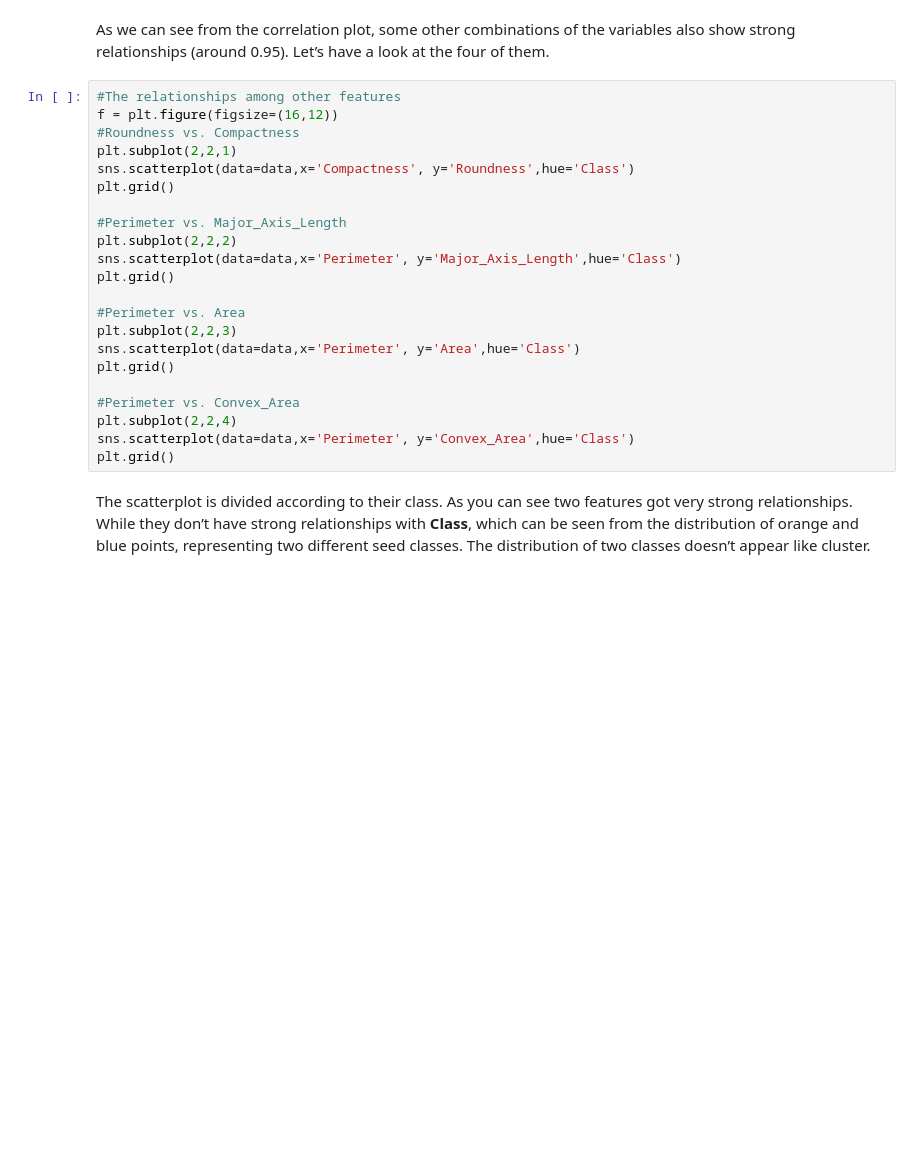
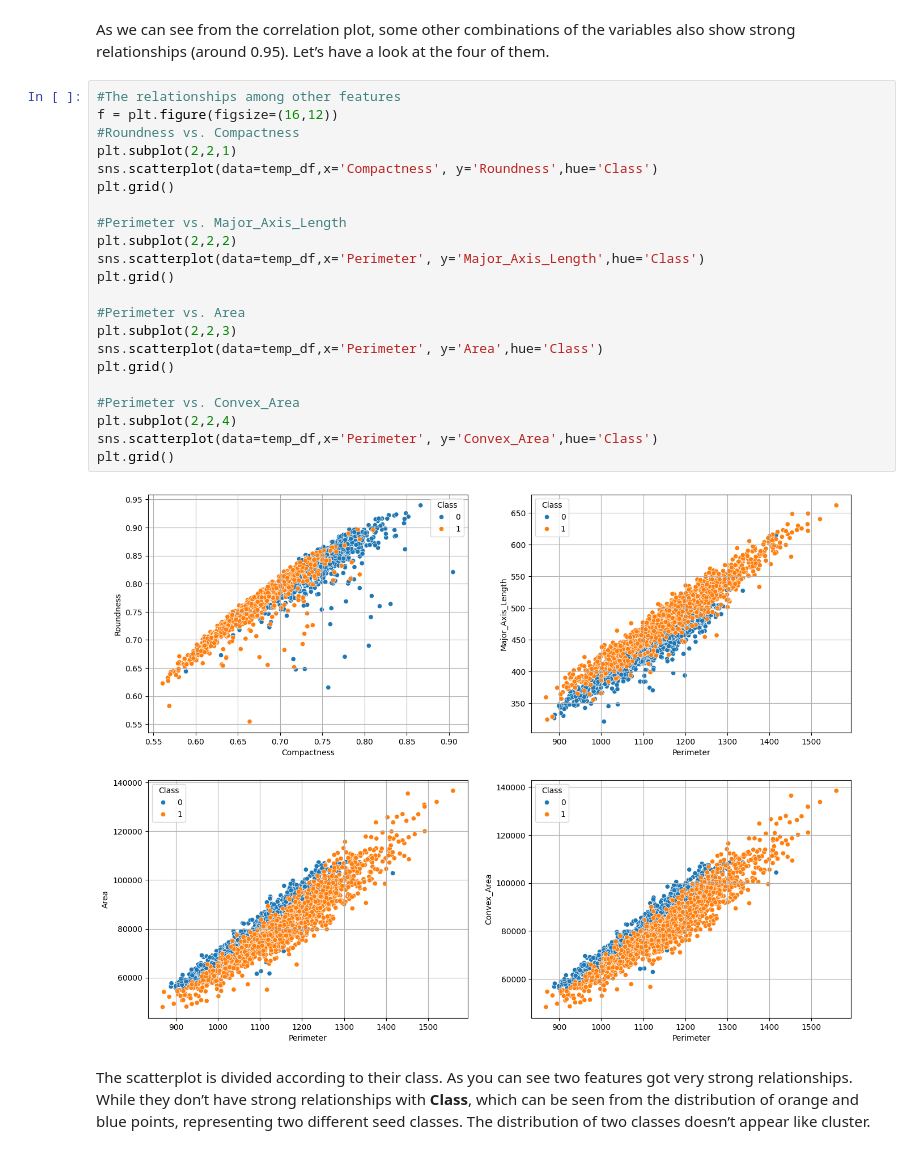
Before and after one commit to stinson122/stintsy_pumpkin, a Jupyter notebook: STINTSY_MLProject_PumpkinSeeds.ipynb, the cells around one changed output. Saved outputs shown, nothing was run; the diff lists cells and outputs as text; blank space fills up the shorter version.

```diff
--- a/STINTSY_MLProject_PumpkinSeeds.ipynb
+++ b/STINTSY_MLProject_PumpkinSeeds.ipynb
@@ -189,25 +294,27 @@ As we can see from the correlation plot, some other combinations of the variable
 # %%
 #The relationships among other features
 f = plt.figure(figsize=(16,12))
 #Roundness vs. Compactness
 plt.subplot(2,2,1)
-sns.scatterplot(data=data,x='Compactness', y='Roundness',hue='Class')
+sns.scatterplot(data=temp_df,x='Compactness', y='Roundness',hue='Class')
 plt.grid()
 
 #Perimeter vs. Major_Axis_Length
 plt.subplot(2,2,2)
-sns.scatterplot(data=data,x='Perimeter', y='Major_Axis_Length',hue='Class')
+sns.scatterplot(data=temp_df,x='Perimeter', y='Major_Axis_Length',hue='Class')
 plt.grid()
 
 #Perimeter vs. Area
 plt.subplot(2,2,3)
-sns.scatterplot(data=data,x='Perimeter', y='Area',hue='Class')
+sns.scatterplot(data=temp_df,x='Perimeter', y='Area',hue='Class')
 plt.grid()
 
 #Perimeter vs. Convex_Area
 plt.subplot(2,2,4)
-sns.scatterplot(data=data,x='Perimeter', y='Convex_Area',hue='Class')
+sns.scatterplot(data=temp_df,x='Perimeter', y='Convex_Area',hue='Class')
 plt.grid()
+# %% [output]
+[figure, added]
 # %% [markdown]
 The scatterplot is divided according to their class. As you can see two features got very strong relationships. While they don’t have strong relationships with **Class**, which can be seen from the distribution of orange and blue points, representing two different seed classes. The distribution of two classes doesn’t appear like cluster.
 # %% [markdown]
```
Also changed, not shown: parts of 72 cells of this notebook.
